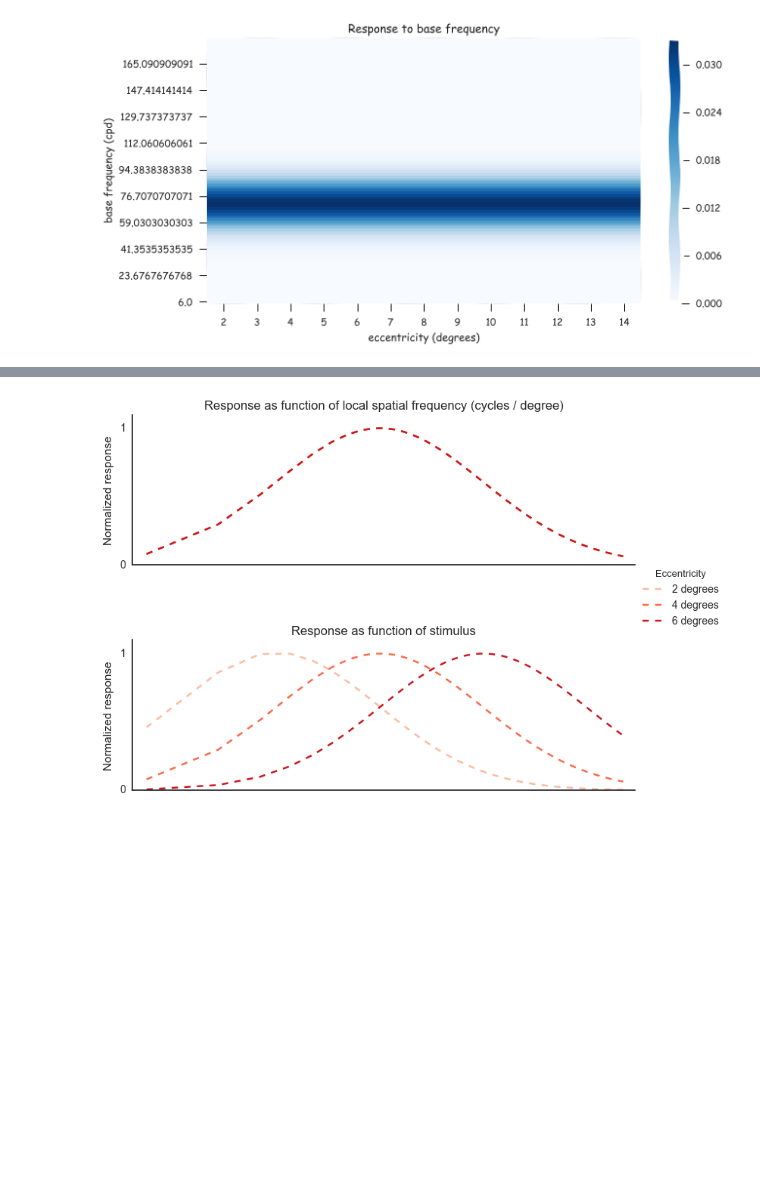
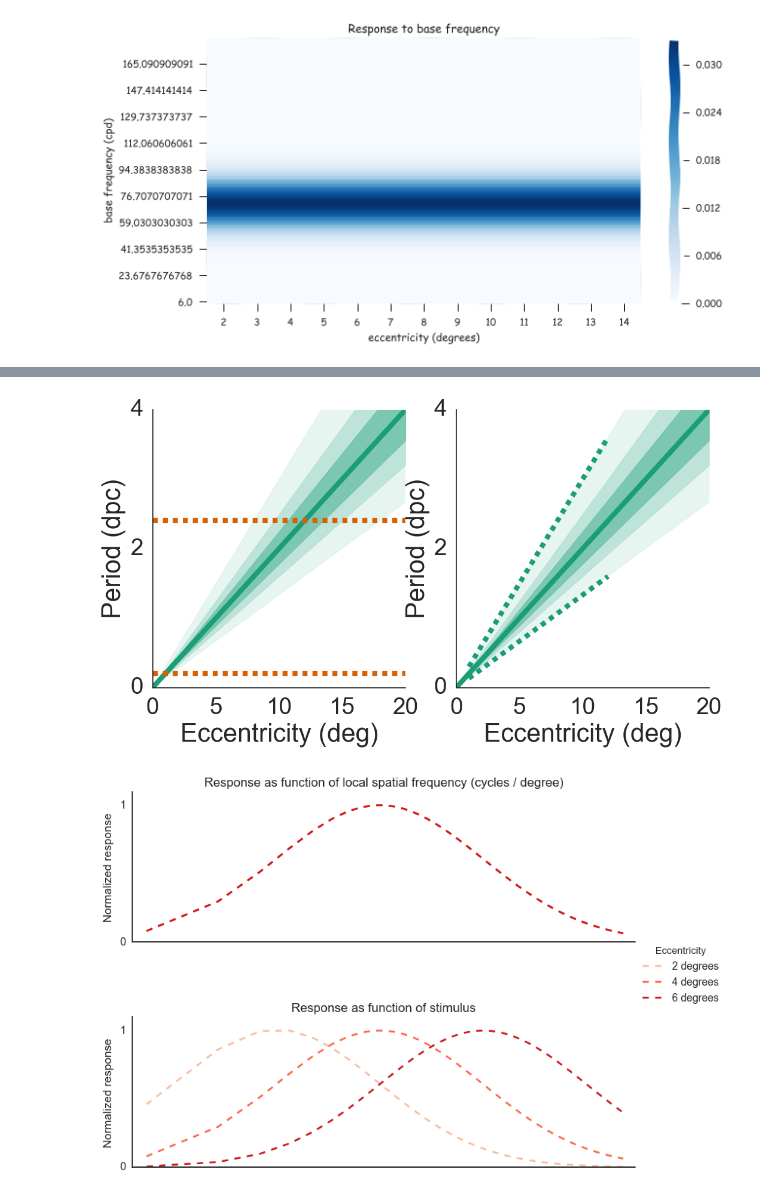
Before and after one commit to billbrod/spatial-frequency-preferences, a Jupyter notebook: notebooks/01-Background.ipynb, the cells around one changed output, grey strips where cells are left out. Cells and saved outputs as stored; diff of their text form; code cells hidden in the pictures; blank space fills up the shorter version.

```diff
--- a/notebooks/01-Background.ipynb
+++ b/notebooks/01-Background.ipynb
@@ -285,3 +300,40 @@ with sns.plotting_context('poster', font_scale=1.75), sns.axes_style('white'):
+# %%
+ecc = np.linspace(.01, 20, 50)
+# from Eero, this is about what it should be
+V1_RF_size = .2*ecc
+pal = sns.color_palette('Dark2', n_colors=2)
+
+with sns.plotting_context('poster', font_scale=1.75), sns.axes_style('white'):
+
+    x = np.linspace(.01, 20, 50)
+    y = []
+    fig, axes = sns.plt.subplots(1,2, figsize=(12,6))
+    for i, ax in enumerate(axes.flatten()):
+    # this gives intuitive plots, currently we want the possible hypotheses instead
+#         for i in range(3):
+#             y.append(10/(x+2)+i)
+#             ax.plot(x, y[-1],  label='V%s'%(i+1), color=['r','g','b'][i])
+        ax.fill_between(ecc, (2/3.)*V1_RF_size, 1.5*V1_RF_size, alpha=.1, color=pal[0])
+        ax.fill_between(ecc, (4/5.)*V1_RF_size, (5/4.)*V1_RF_size, alpha=.2, color=pal[0])
+        ax.fill_between(ecc, (8/9.)*V1_RF_size, (9/8.)*V1_RF_size, alpha=.4, color=pal[0])
+        ax.plot(ecc, V1_RF_size, linewidth=6, label='scaling', c=pal[0])
+        if i==0:
+            ax.plot([0, 20], [.2*1, .2*1], '--', c=pal[1], linewidth=6)
+            ax.plot([0, 20], [.2*12, .2*12], '--', c=pal[1], linewidth=6)
+        if i==1:
+            ax.plot(ecc, (2/3.)*V1_RF_size, '--', c=pal[0], linewidth=6)
+            ax.plot(ecc, 1.5*V1_RF_size, '--', c=pal[0], linewidth=6)
+        ax.set_yticks([0, 2, 4])
+        ax.set_xlabel("Eccentricity (deg)")
+        ax.set_ylabel("Period (dpc)")
+        ax.set_ylim((0,4))
+        # ax.set_title("Possible relationships between eccentricity and spatial frequency in V1")
+
+    sns.despine()
+
+    ax.figure.savefig('stim_eff.pdf', bbox_inches='tight')
+# %% [output]
+[figure, added]
 # %%
 with sns.plotting_context('%notebook'), sns.axes_style('white'):
     x = np.array(range(1,101))/3.5
```
Also changed, not shown: parts of 2 cells of this notebook.
